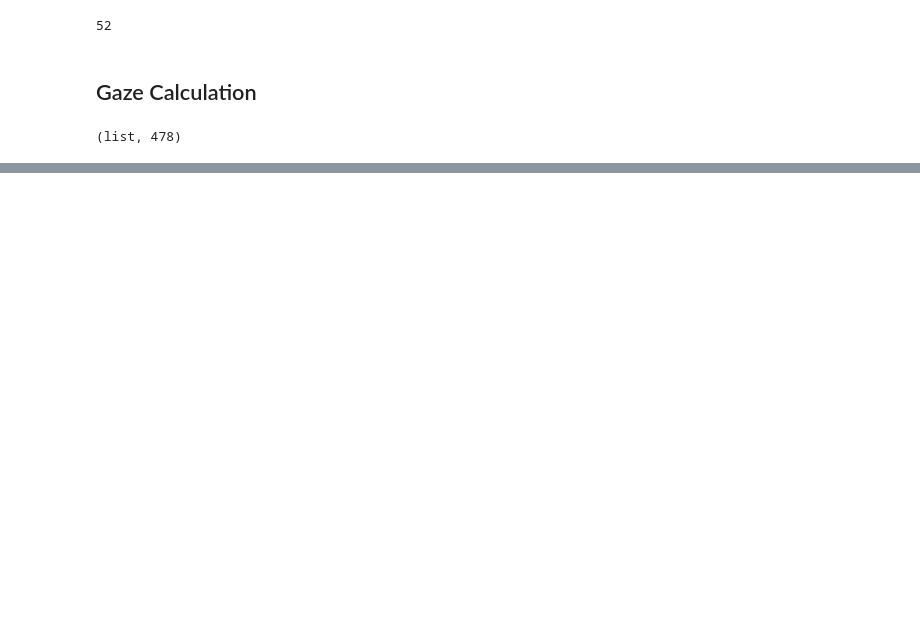
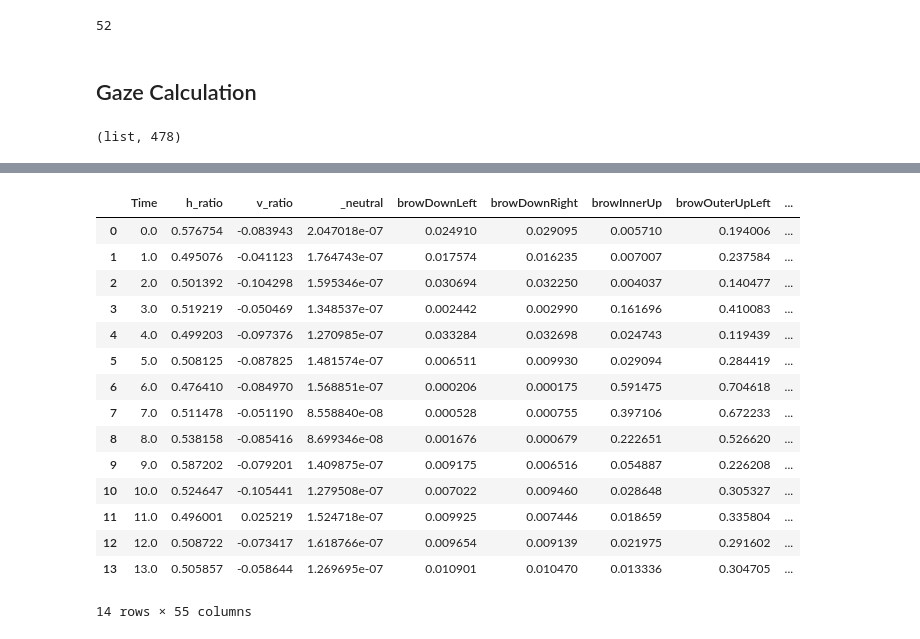
Before and after one commit to Ak62007/Multimodel-Reasoning, a Jupyter notebook: notebooks/testing.ipynb, the cells around one changed output, grey strips where cells are left out. Saved outputs shown, nothing was run; the diff lists cells and outputs as text; code cells hidden in the pictures; blank space fills up the shorter version.

```diff
--- a/notebooks/testing.ipynb
+++ b/notebooks/testing.ipynb
@@ -476,0 +588,19 @@ ratios
+# %%
+df
+# %% [output]
+|  | Time | h_ratio | v_ratio | _neutral | browDownLeft | browDownRight | browInnerUp | browOuterUpLeft | ... |
+| 0 | 0.0 | 0.576754 | -0.083943 | 2.047018e-07 | 0.024910 | 0.029095 | 0.005710 | 0.194006 | ... |
+| 1 | 1.0 | 0.495076 | -0.041123 | 1.764743e-07 | 0.017574 | 0.016235 | 0.007007 | 0.237584 | ... |
+| 2 | 2.0 | 0.501392 | -0.104298 | 1.595346e-07 | 0.030694 | 0.032250 | 0.004037 | 0.140477 | ... |
+| 3 | 3.0 | 0.519219 | -0.050469 | 1.348537e-07 | 0.002442 | 0.002990 | 0.161696 | 0.410083 | ... |
+| 4 | 4.0 | 0.499203 | -0.097376 | 1.270985e-07 | 0.033284 | 0.032698 | 0.024743 | 0.119439 | ... |
+| 5 | 5.0 | 0.508125 | -0.087825 | 1.481574e-07 | 0.006511 | 0.009930 | 0.029094 | 0.284419 | ... |
+| 6 | 6.0 | 0.476410 | -0.084970 | 1.568851e-07 | 0.000206 | 0.000175 | 0.591475 | 0.704618 | ... |
+| 7 | 7.0 | 0.511478 | -0.051190 | 8.558840e-08 | 0.000528 | 0.000755 | 0.397106 | 0.672233 | ... |
+| 8 | 8.0 | 0.538158 | -0.085416 | 8.699346e-08 | 0.001676 | 0.000679 | 0.222651 | 0.526620 | ... |
+| 9 | 9.0 | 0.587202 | -0.079201 | 1.409875e-07 | 0.009175 | 0.006516 | 0.054887 | 0.226208 | ... |
+| 10 | 10.0 | 0.524647 | -0.105441 | 1.279508e-07 | 0.007022 | 0.009460 | 0.028648 | 0.305327 | ... |
+| 11 | 11.0 | 0.496001 | 0.025219 | 1.524718e-07 | 0.009925 | 0.007446 | 0.018659 | 0.335804 | ... |
+| 12 | 12.0 | 0.508722 | -0.073417 | 1.618766e-07 | 0.009654 | 0.009139 | 0.021975 | 0.291602 | ... |
+| 13 | 13.0 | 0.505857 | -0.058644 | 1.269695e-07 | 0.010901 | 0.010470 | 0.013336 | 0.304705 | ... |
+14 rows × 55 columns
```
Also changed, not shown: parts of 14 cells of this notebook, 2 other files.
